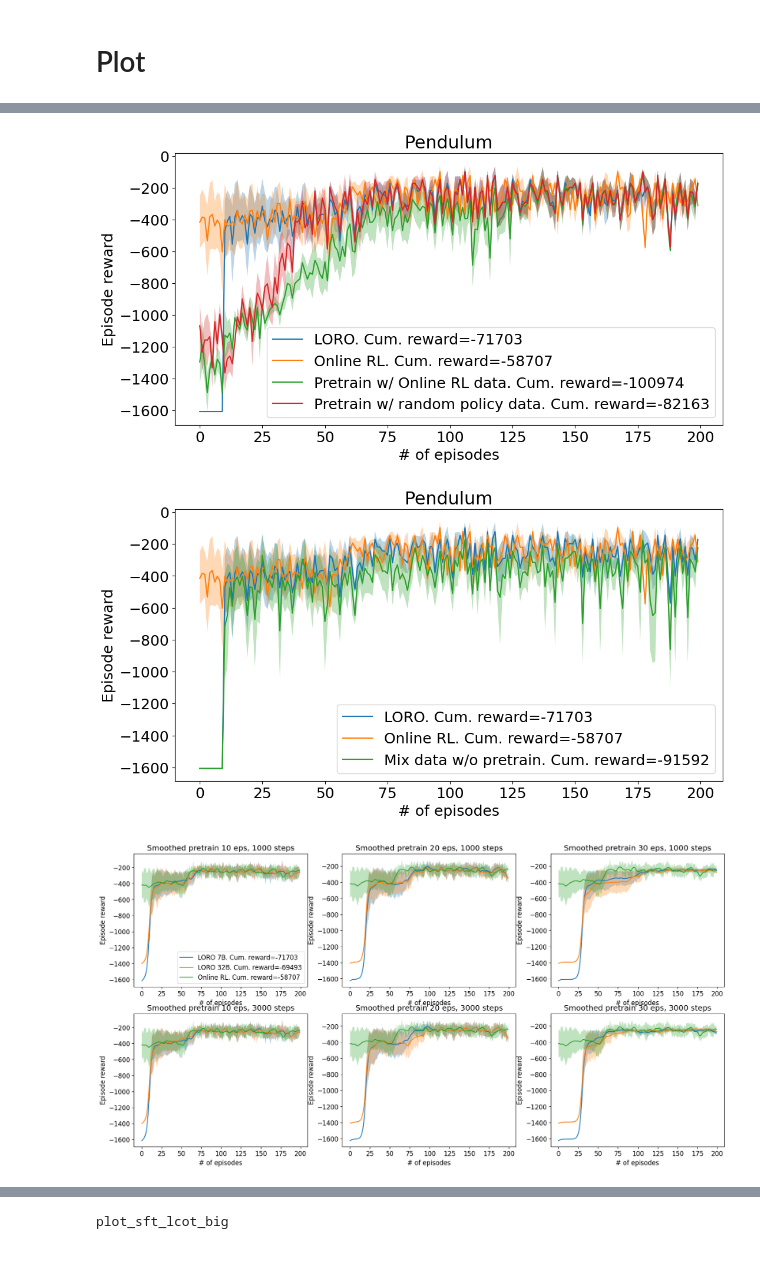
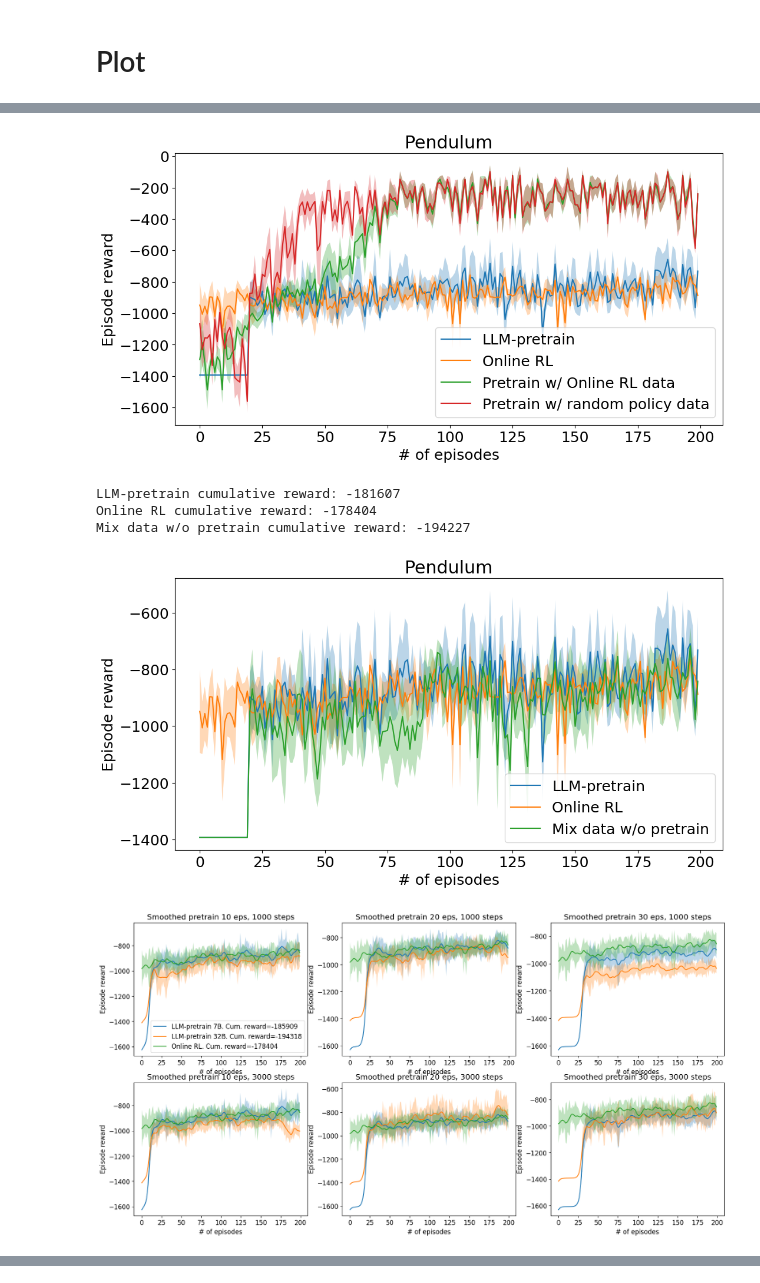
Before and after one commit to duongnhatthang/LORO, a Jupyter notebook: visualization.ipynb, the cells around one changed output, grey strips where cells are left out. Cells and saved outputs as stored; diff of their text form; code cells hidden in the pictures.

Commit message:
Add ddpg code and refactoring

```diff
--- a/visualization.ipynb
+++ b/visualization.ipynb
@@ -30,7 +30,8 @@ hyperparams = {
     "smooth": 10,  # For plotting, smooth the curve with this window size
     "sft": False, # Set to True to use SFT data paths
     "long_cot": False, # Set to True to use DeepSeek long CoT data paths
-    "awac": False,
+    # Model type used when generating caches in online_main.py: "default", "awac", or "ddpg"
+    "model": "ddpg",
 }
 
 # Adjust n_episodes based on environment
@@ -173,20 +174,27 @@ Average reward for random policy: -1199.8000837995532
 # %% [markdown]
 # Plot
 # %%
-model_size = "7b"
-all_cache = extract_data(hyperparams, Qwen_7B, Qwen_32B, DS_7B, DS_14B, mean_random, hyperparams["awac"])
-plot_main(hyperparams, all_cache, Qwen_7B, Qwen_32B, mean_random, model_size)
-plot_pretrain(hyperparams, all_cache, model_size)
-plot_mix(hyperparams, all_cache, model_size)
+model_size = "32b"
+if hyperparams["model"] == "ddpg":
+    pretrain_size = 20
+    pretrain_step = 3000
+else:
+    pretrain_size = 10
+    pretrain_step = 1000
+# Use the same "model" key as in online_main.py ("default", "awac", or "ddpg")
+all_cache = extract_data(hyperparams, Qwen_7B, Qwen_32B, DS_7B, DS_14B, mean_random, hyperparams["model"])
+plot_main(hyperparams, all_cache, Qwen_7B, Qwen_32B, mean_random, model_size, pretrain_size, pretrain_step)
+plot_pretrain(hyperparams, all_cache, model_size, pretrain_size, pretrain_step)
+plot_mix(hyperparams, all_cache, model_size, pretrain_size, pretrain_step)
 plot_model_size(hyperparams, all_cache)
 plot_pretrain_step(hyperparams, all_cache)
 plot_pretrain_eps(hyperparams, all_cache)
 
-# Only call plot_sft_lcot_big for specific environments
-env_name = hyperparams["env"].split("-")[0]
-if env_name in ['FrozenLake', 'CliffWalking', 'Pendulum'] and not hyperparams["awac"]:
-    print("plot_sft_lcot_big")
-    plot_sft_lcot_big(hyperparams, all_cache)
+# # Only call plot_sft_lcot_big for specific environments
+# env_name = hyperparams["env"].split("-")[0]
+# if env_name in ['FrozenLake', 'CliffWalking', 'Pendulum']:
+#     print("plot_sft_lcot_big")
+#     plot_sft_lcot_big(hyperparams, all_cache)
 
 # plot_pretrain_big(hyperparams, all_cache)
 # plot_sft_lcot(hyperparams, all_cache)
@@ -195,3 +203,6 @@ if env_name in ['FrozenLake', 'CliffWalking', 'Pendulum'] and not hyperparams["a
-[figure, old version]
+[figure, new version]
+LLM-pretrain cumulative reward: -181607
+Online RL cumulative reward: -178404
+Mix data w/o pretrain cumulative reward: -194227
-[figure, old version]
+[figure, new version]
-[figure, old version]
+[figure, new version]
@@ -200 +210,0 @@ if env_name in ['FrozenLake', 'CliffWalking', 'Pendulum'] and not hyperparams["a
-plot_sft_lcot_big
```
Also changed, not shown: parts of 3 cells of this notebook, 17 other files.
